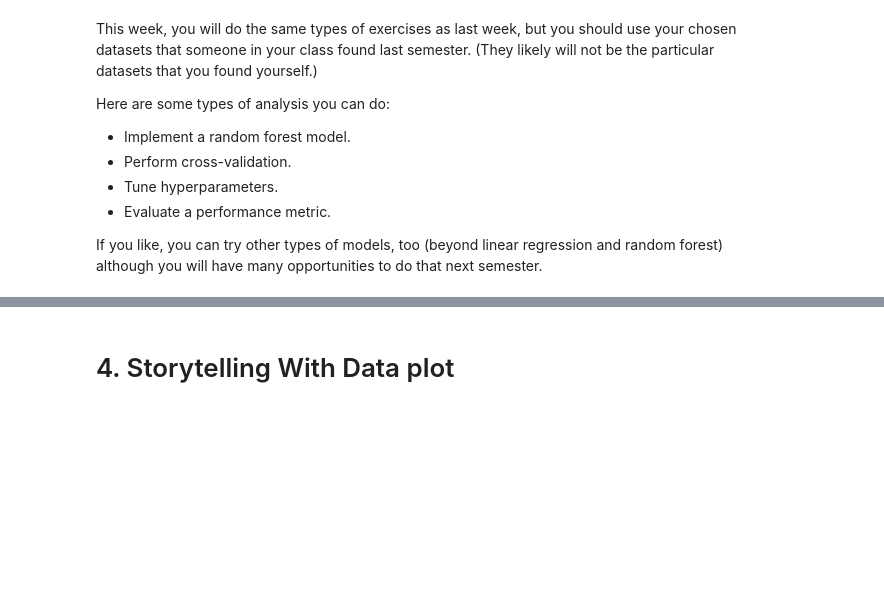
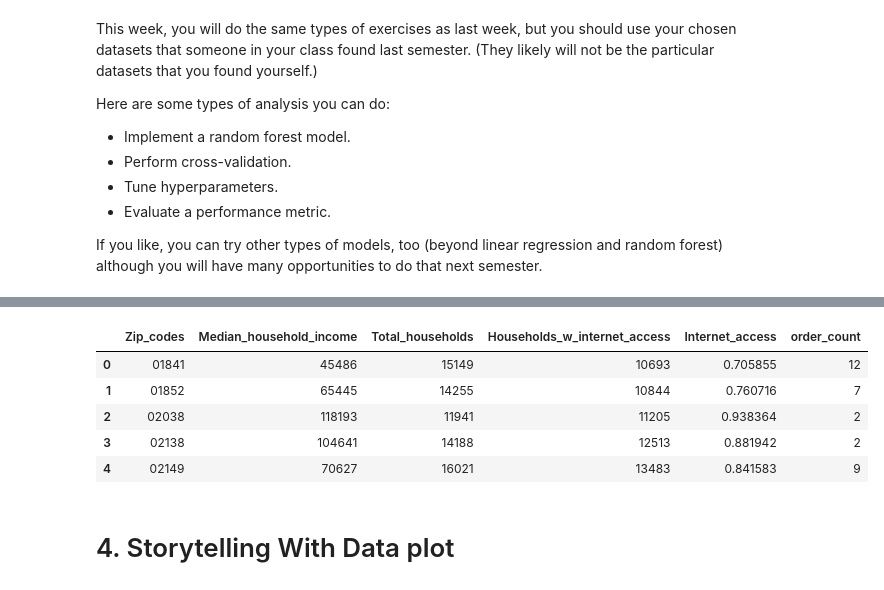
Before and after one commit to Haleymussary00/Module-B-semester-2, a Jupyter notebook: Week11.ipynb, the cells around one changed output, grey strips where cells are left out. Cells and saved outputs as stored; diff of their text form; code cells hidden in the pictures; blank space fills up the shorter version.

Commit message:
functionalizing load and clean

```diff
--- a/Week11.ipynb
+++ b/Week11.ipynb
@@ -73,0 +182,3 @@ If you like, you can try other types of models, too (beyond linear regression an
+# %%
+merged_df = load_and_clean_project_data()
+merged_df.info()
@@ -74,3 +216,12 @@ If you like, you can try other types of models, too (beyond linear regression an
+# %%
+merged_df.head(5)
+# %% [output]
+|  | Zip_codes | Median_household_income | Total_households | Households_w_internet_access | Internet_access | order_count |
+| 0 | 01841 | 45486 | 15149 | 10693 | 0.705855 | 12 |
+| 1 | 01852 | 65445 | 14255 | 10844 | 0.760716 | 7 |
+| 2 | 02038 | 118193 | 11941 | 11205 | 0.938364 | 2 |
+| 3 | 02138 | 104641 | 14188 | 12513 | 0.881942 | 2 |
+| 4 | 02149 | 70627 | 16021 | 13483 | 0.841583 | 9 |
 # %% [markdown]
 # 4. Storytelling With Data plot
 # %% [markdown]
```
Also changed, not shown: parts of 5 cells of this notebook.
